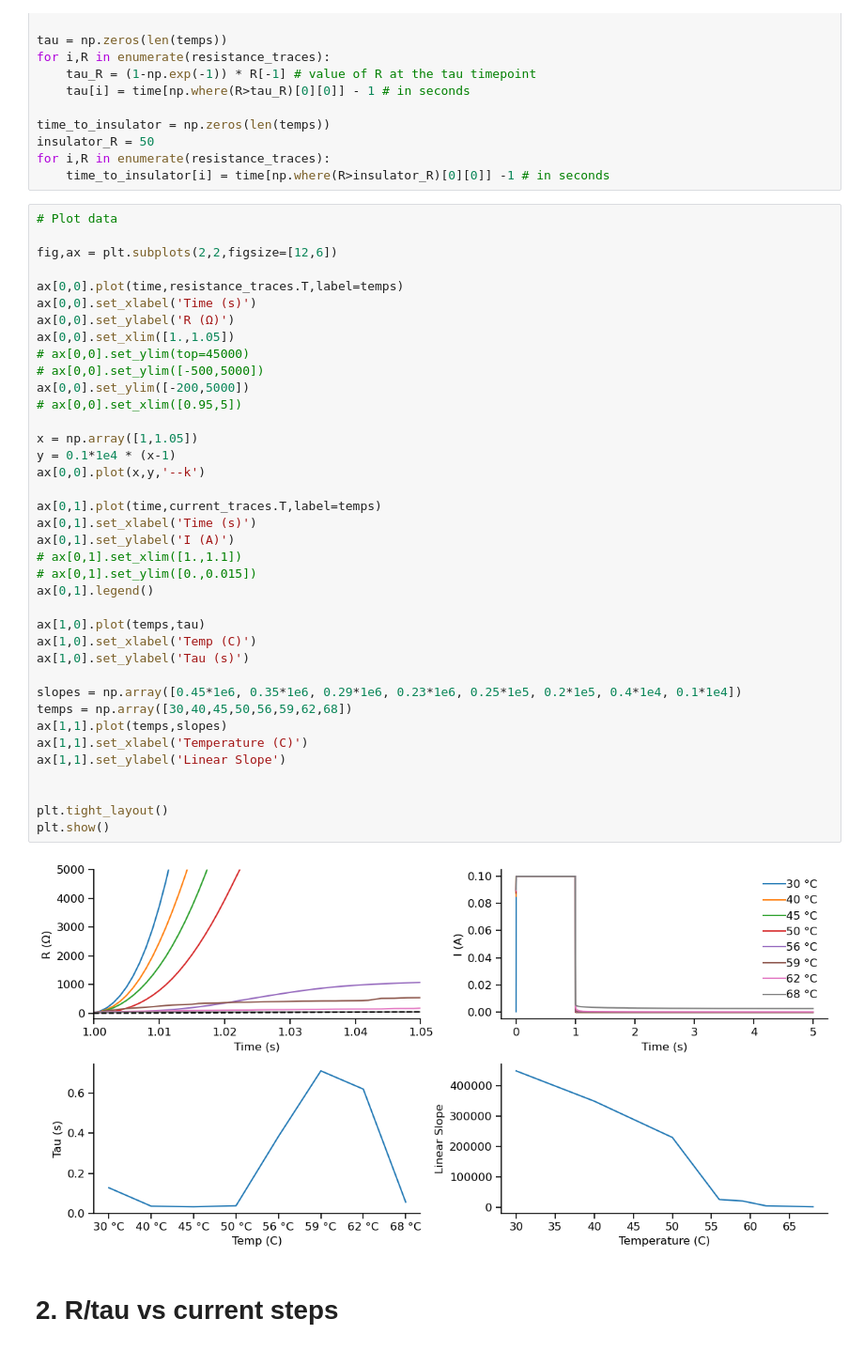
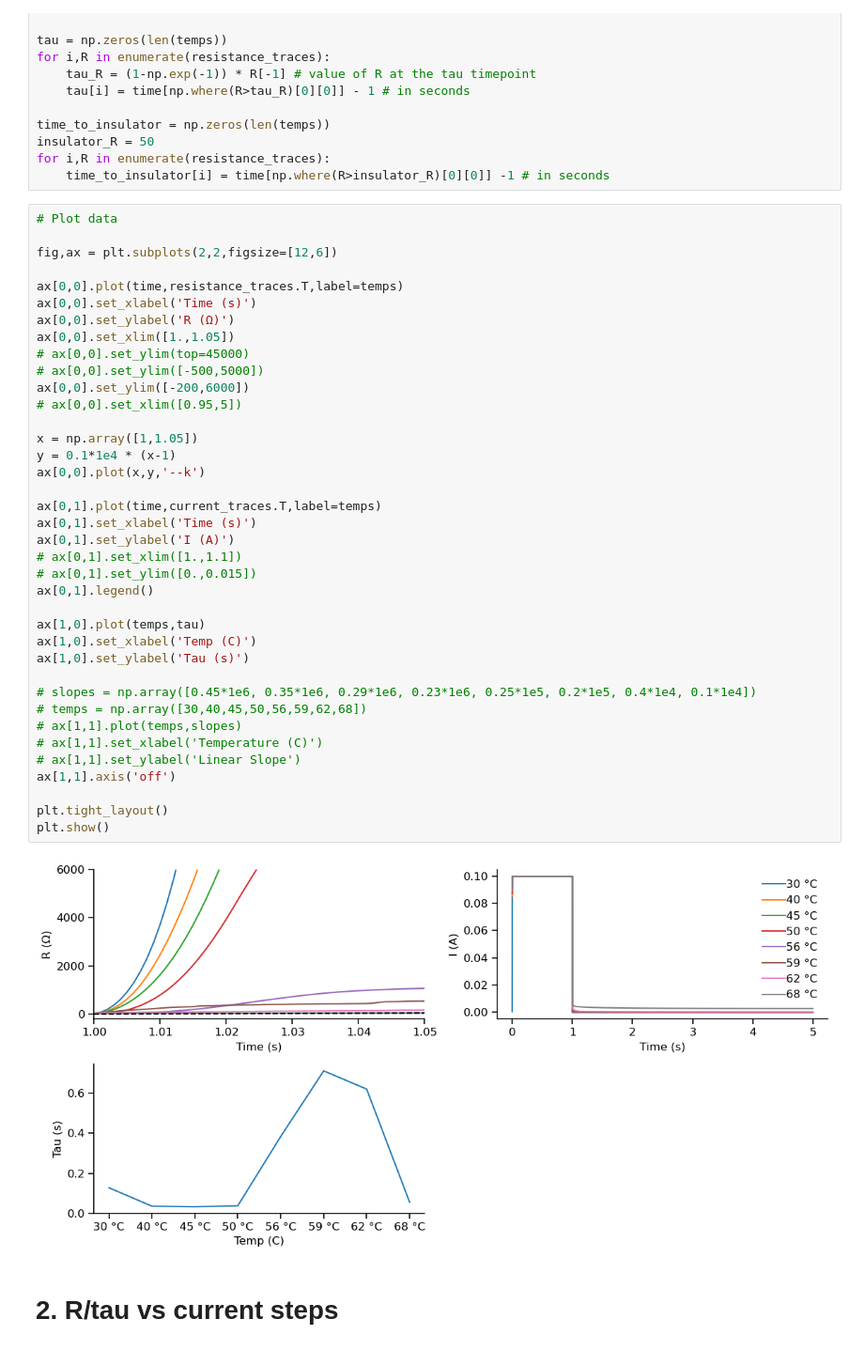
Before and after one commit to argalloni/Neuromorphic_simulations, a Jupyter notebook: VO2_data_analysis.ipynb, the cells around one changed output. Shown: that part at 94% size. Cells and saved outputs as stored; diff of their text form.

```diff
--- a/VO2_data_analysis.ipynb
+++ b/VO2_data_analysis.ipynb
@@ -47,41 +47,41 @@ for i,R in enumerate(resistance_traces):
 
 fig,ax = plt.subplots(2,2,figsize=[12,6])
 
 ax[0,0].plot(time,resistance_traces.T,label=temps)
 ax[0,0].set_xlabel('Time (s)')
 ax[0,0].set_ylabel('R (Ω)')
 ax[0,0].set_xlim([1.,1.05])
 # ax[0,0].set_ylim(top=45000)
 # ax[0,0].set_ylim([-500,5000])
-ax[0,0].set_ylim([-200,5000])
+ax[0,0].set_ylim([-200,6000])
 # ax[0,0].set_xlim([0.95,5])
 
 x = np.array([1,1.05])
 y = 0.1*1e4 * (x-1)
 ax[0,0].plot(x,y,'--k')
 
 ax[0,1].plot(time,current_traces.T,label=temps)
 ax[0,1].set_xlabel('Time (s)')
 ax[0,1].set_ylabel('I (A)')
 # ax[0,1].set_xlim([1.,1.1])
 # ax[0,1].set_ylim([0.,0.015])
 ax[0,1].legend()
 
 ax[1,0].plot(temps,tau)
 ax[1,0].set_xlabel('Temp (C)')
 ax[1,0].set_ylabel('Tau (s)')
 
-slopes = np.array([0.45*1e6, 0.35*1e6, 0.29*1e6, 0.23*1e6, 0.25*1e5, 0.2*1e5, 0.4*1e4, 0.1*1e4])
-temps = np.array([30,40,45,50,56,59,62,68])
-ax[1,1].plot(temps,slopes)
-ax[1,1].set_xlabel('Temperature (C)')
-ax[1,1].set_ylabel('Linear Slope')
-
+# slopes = np.array([0.45*1e6, 0.35*1e6, 0.29*1e6, 0.23*1e6, 0.25*1e5, 0.2*1e5, 0.4*1e4, 0.1*1e4])
+# temps = np.array([30,40,45,50,56,59,62,68])
+# ax[1,1].plot(temps,slopes)
+# ax[1,1].set_xlabel('Temperature (C)')
+# ax[1,1].set_ylabel('Linear Slope')
+ax[1,1].axis('off')
 
 plt.tight_layout()
 plt.show()
 # %% [output]
-[figure, old version]
+[figure, new version]
 # %% [markdown]
 # 2. R/tau vs current steps
 # %%
```
Also changed, not shown: parts of 3 cells of this notebook, 1 other file.
